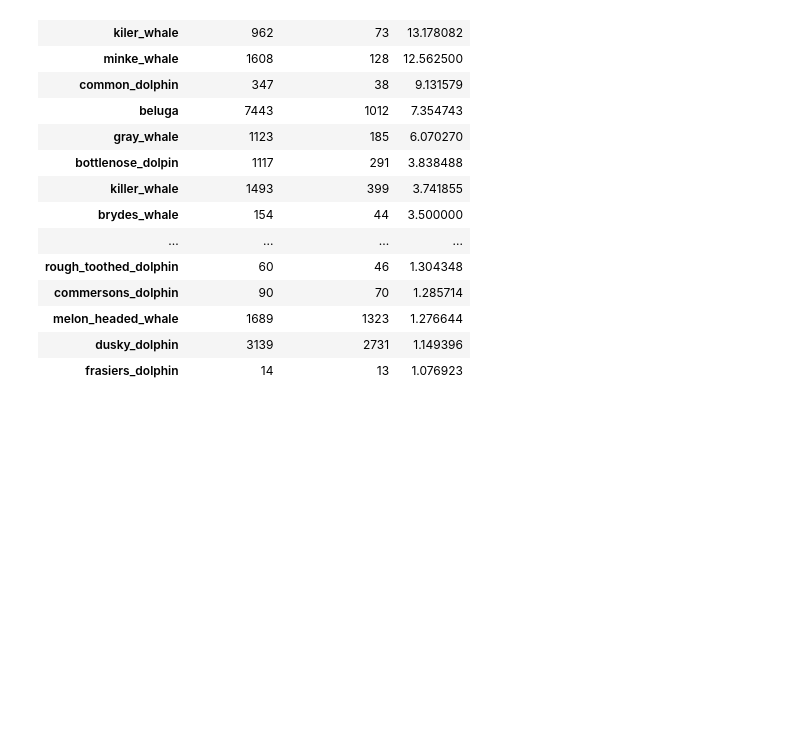
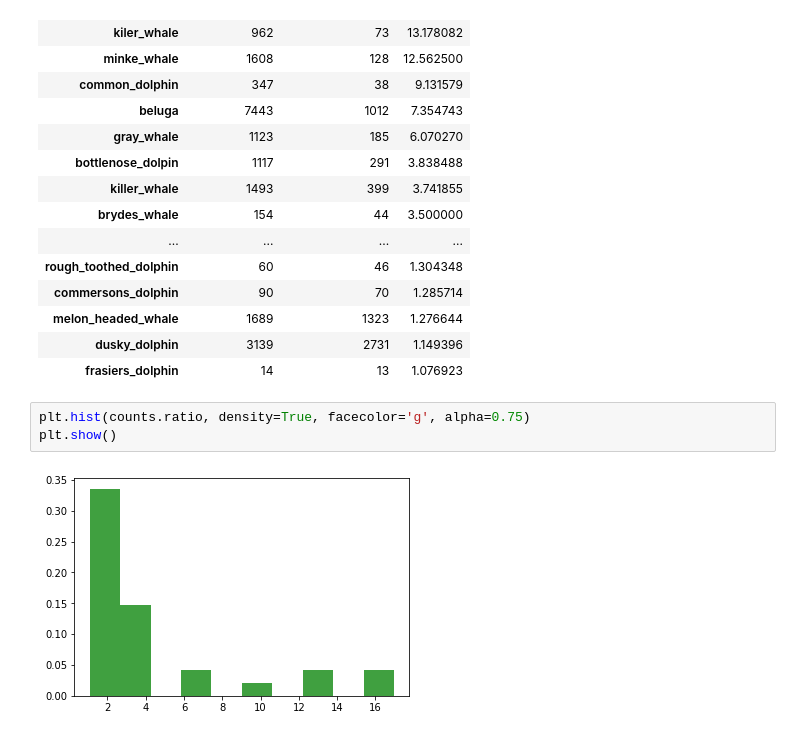
Before and after one commit to acisel-fr/happywhale, a Jupyter notebook: data-introduction.ipynb, the cells around one changed output. Cells and saved outputs as stored; diff of their text form; blank space fills up the shorter version.

```diff
--- a/data-introduction.ipynb
+++ b/data-introduction.ipynb
@@ -158,3 +158,8 @@ counts
 | melon_headed_whale | 1689 | 1323 | 1.276644 |
 | dusky_dolphin | 3139 | 2731 | 1.149396 |
 | frasiers_dolphin | 14 | 13 | 1.076923 |
+# %%
+plt.hist(counts.ratio, density=True, facecolor='g', alpha=0.75)
+plt.show()
+# %% [output]
+[figure, added]
```
Also changed, not shown: parts of 3 cells of this notebook.
